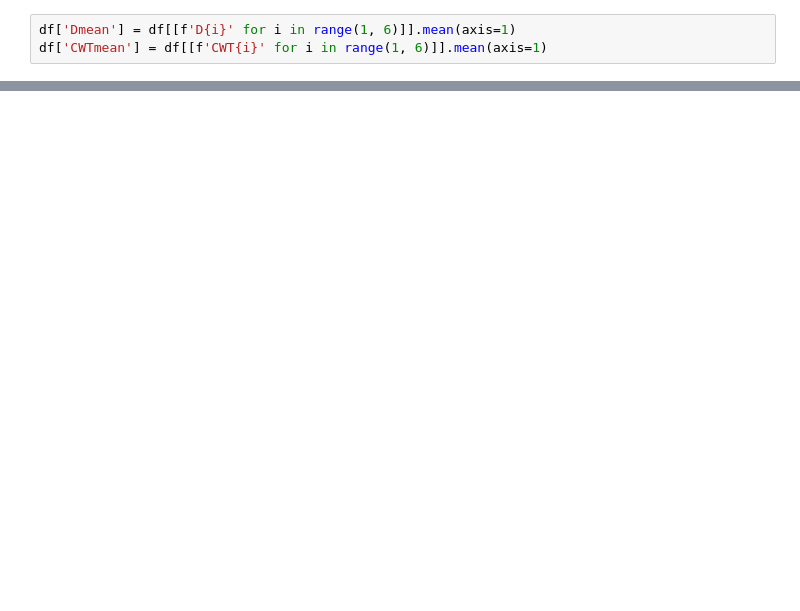
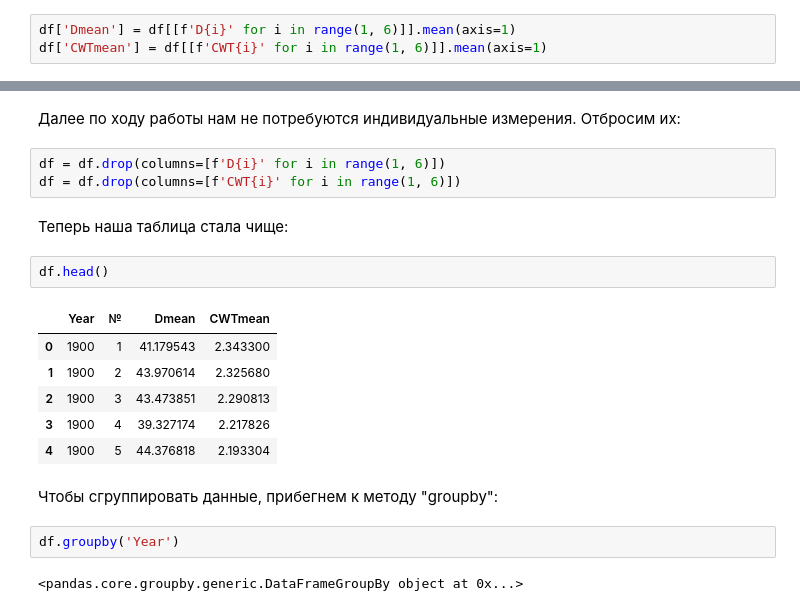
Before and after one commit to mikewellmeansme/biological-statistics-course, a Jupyter notebook: lesson_006.ipynb, the cells around one changed output, grey strips where cells are left out. Cells and saved outputs as stored; diff of their text form; blank space fills up the shorter version.

```diff
--- a/lesson_006.ipynb
+++ b/lesson_006.ipynb
@@ -122,3 +122,25 @@ df.head()
 | 2 | 1900 | 3 | 33.963835 | 2.127454 | 40.888162 | 2.517027 | 52.128155 | 2.242873 | 37.238511 | 2.169035 | 53.150593 | ... |
 | 3 | 1900 | 4 | 34.589675 | 2.054913 | 39.816332 | 2.356675 | 35.326948 | 2.497427 | 39.923438 | 1.855345 | 46.979475 | ... |
 | 4 | 1900 | 5 | 39.908020 | 2.084306 | 45.551745 | 2.088117 | 42.807431 | 2.338421 | 48.159986 | 2.032776 | 45.456906 | ... |
+# %% [markdown]
+Далее по ходу работы нам не потребуются индивидуальные измерения. Отбросим их:
+# %%
+df = df.drop(columns=[f'D{i}' for i in range(1, 6)])
+df = df.drop(columns=[f'CWT{i}' for i in range(1, 6)])
+# %% [markdown]
+Теперь наша таблица стала чище:
+# %%
+df.head()
+# %% [output]
+|  | Year | № | Dmean | CWTmean |
+| 0 | 1900 | 1 | 41.179543 | 2.343300 |
+| 1 | 1900 | 2 | 43.970614 | 2.325680 |
+| 2 | 1900 | 3 | 43.473851 | 2.290813 |
+| 3 | 1900 | 4 | 39.327174 | 2.217826 |
+| 4 | 1900 | 5 | 44.376818 | 2.193304 |
+# %% [markdown]
+Чтобы сгруппировать данные, прибегнем к методу "groupby":
+# %%
+df.groupby('Year')
+# %% [output]
+<pandas.core.groupby.generic.DataFrameGroupBy object at 0x...>
```
Also changed, not shown: parts of 21 cells of this notebook.
